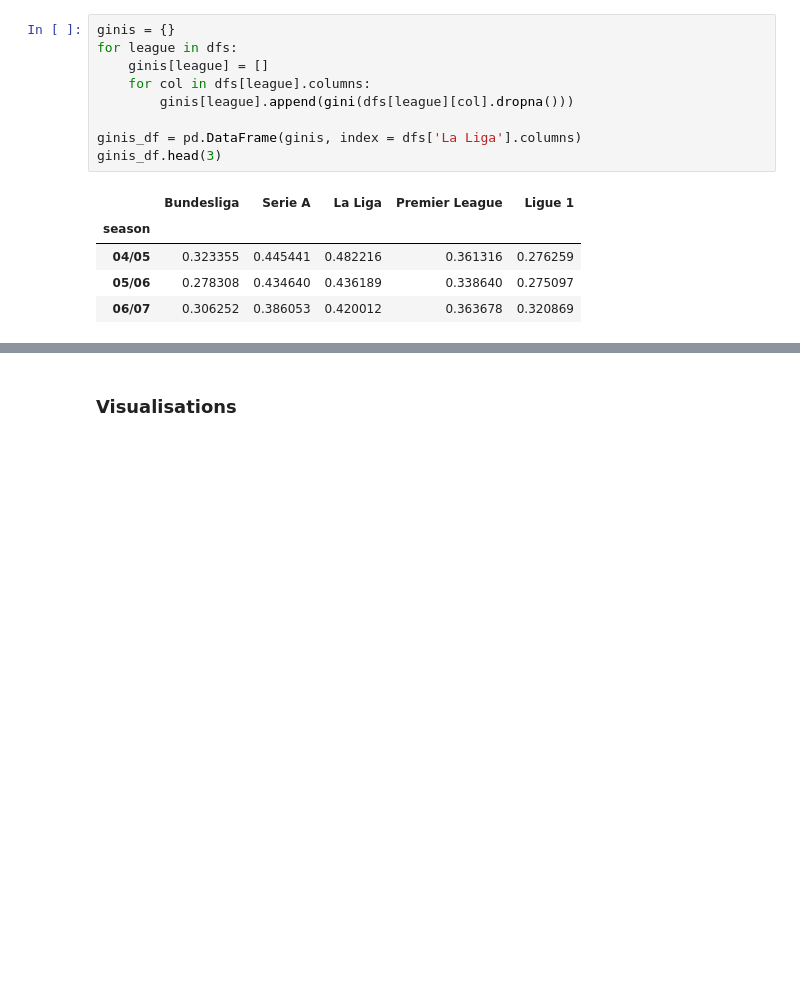
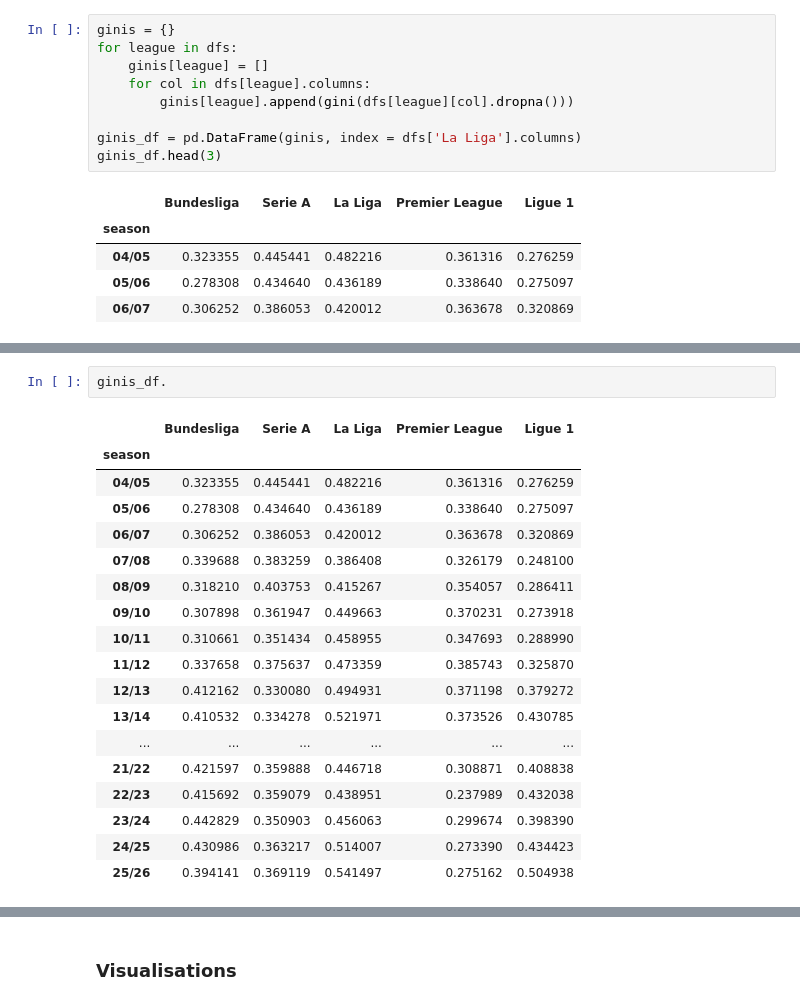
Before and after one commit to ben-baror/top5-eu-leagues-squad-values, a Jupyter notebook: notebooks/data_cleaning_visualisation.ipynb, the cells around one changed output, grey strips where cells are left out. Saved outputs shown, nothing was run; the diff lists cells and outputs as text; blank space fills up the shorter version.

```diff
--- a/notebooks/data_cleaning_visualisation.ipynb
+++ b/notebooks/data_cleaning_visualisation.ipynb
@@ -145,0 +151,21 @@ ginis_df.head(3)
+# %%
+ginis_df.
+# %% [output]
+|  | Bundesliga | Serie A | La Liga | Premier League | Ligue 1 |
+| season |  |  |  |  |  |
+| 04/05 | 0.323355 | 0.445441 | 0.482216 | 0.361316 | 0.276259 |
+| 05/06 | 0.278308 | 0.434640 | 0.436189 | 0.338640 | 0.275097 |
+| 06/07 | 0.306252 | 0.386053 | 0.420012 | 0.363678 | 0.320869 |
+| 07/08 | 0.339688 | 0.383259 | 0.386408 | 0.326179 | 0.248100 |
+| 08/09 | 0.318210 | 0.403753 | 0.415267 | 0.354057 | 0.286411 |
+| 09/10 | 0.307898 | 0.361947 | 0.449663 | 0.370231 | 0.273918 |
+| 10/11 | 0.310661 | 0.351434 | 0.458955 | 0.347693 | 0.288990 |
+| 11/12 | 0.337658 | 0.375637 | 0.473359 | 0.385743 | 0.325870 |
+| 12/13 | 0.412162 | 0.330080 | 0.494931 | 0.371198 | 0.379272 |
+| 13/14 | 0.410532 | 0.334278 | 0.521971 | 0.373526 | 0.430785 |
+| ... | ... | ... | ... | ... | ... |
+| 21/22 | 0.421597 | 0.359888 | 0.446718 | 0.308871 | 0.408838 |
+| 22/23 | 0.415692 | 0.359079 | 0.438951 | 0.237989 | 0.432038 |
+| 23/24 | 0.442829 | 0.350903 | 0.456063 | 0.299674 | 0.398390 |
+| 24/25 | 0.430986 | 0.363217 | 0.514007 | 0.273390 | 0.434423 |
+| 25/26 | 0.394141 | 0.369119 | 0.541497 | 0.275162 | 0.504938 |
```
Also changed, not shown: parts of 9 cells of this notebook, 1 other file.
